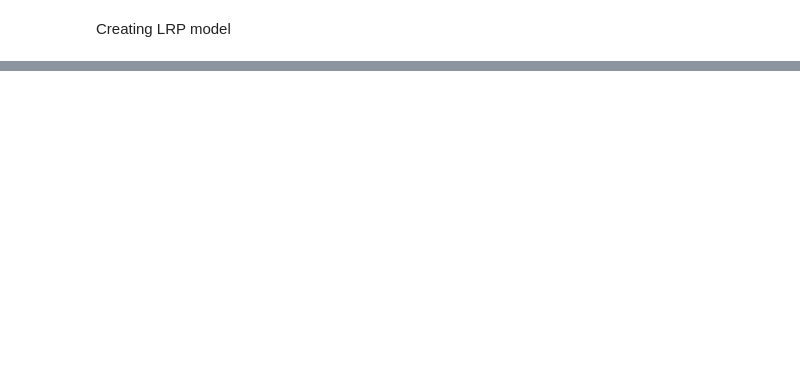
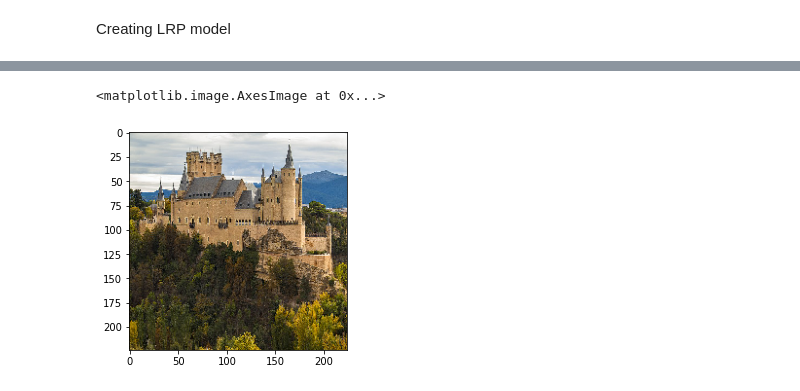
Before and after one commit to DynamicFlash/Layerwise_relevance_propogation_tf, a Jupyter notebook: SDC_explainable.ipynb, the cells around one changed output, grey strips where cells are left out. Saved outputs shown, nothing was run; the diff lists cells and outputs as text; code cells hidden in the pictures; blank space fills up the shorter version.

```diff
--- a/SDC_explainable.ipynb
+++ b/SDC_explainable.ipynb
@@ -267,3 +367,8 @@ image.shape
+# %%
+plt.imshow(image)
+# %% [output]
+<matplotlib.image.AxesImage at 0x...>
+[figure, added]
 # %%
 image = image.reshape((1, image.shape[0], image.shape[1], image.shape[2]))
 image = preprocess_input(image)
```
Also changed, not shown: parts of 37 cells of this notebook.
